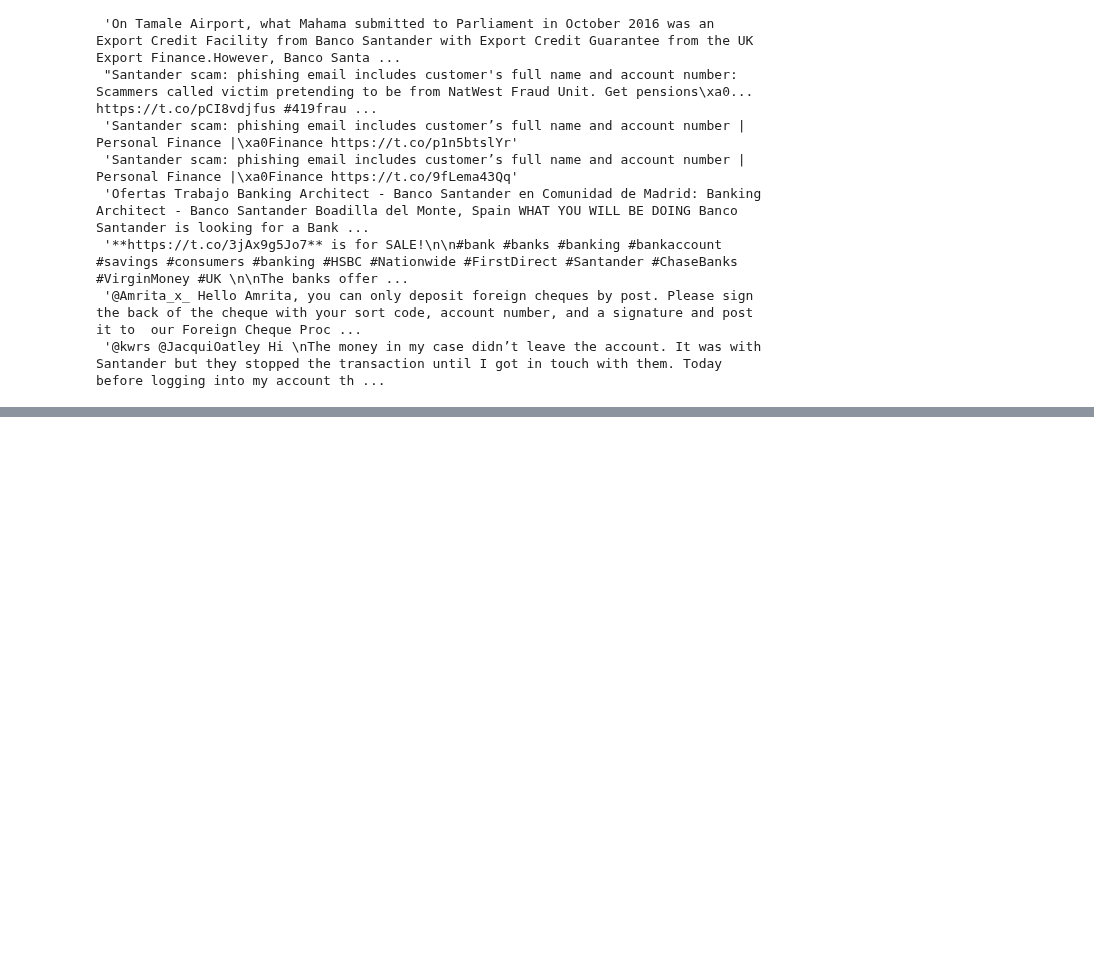
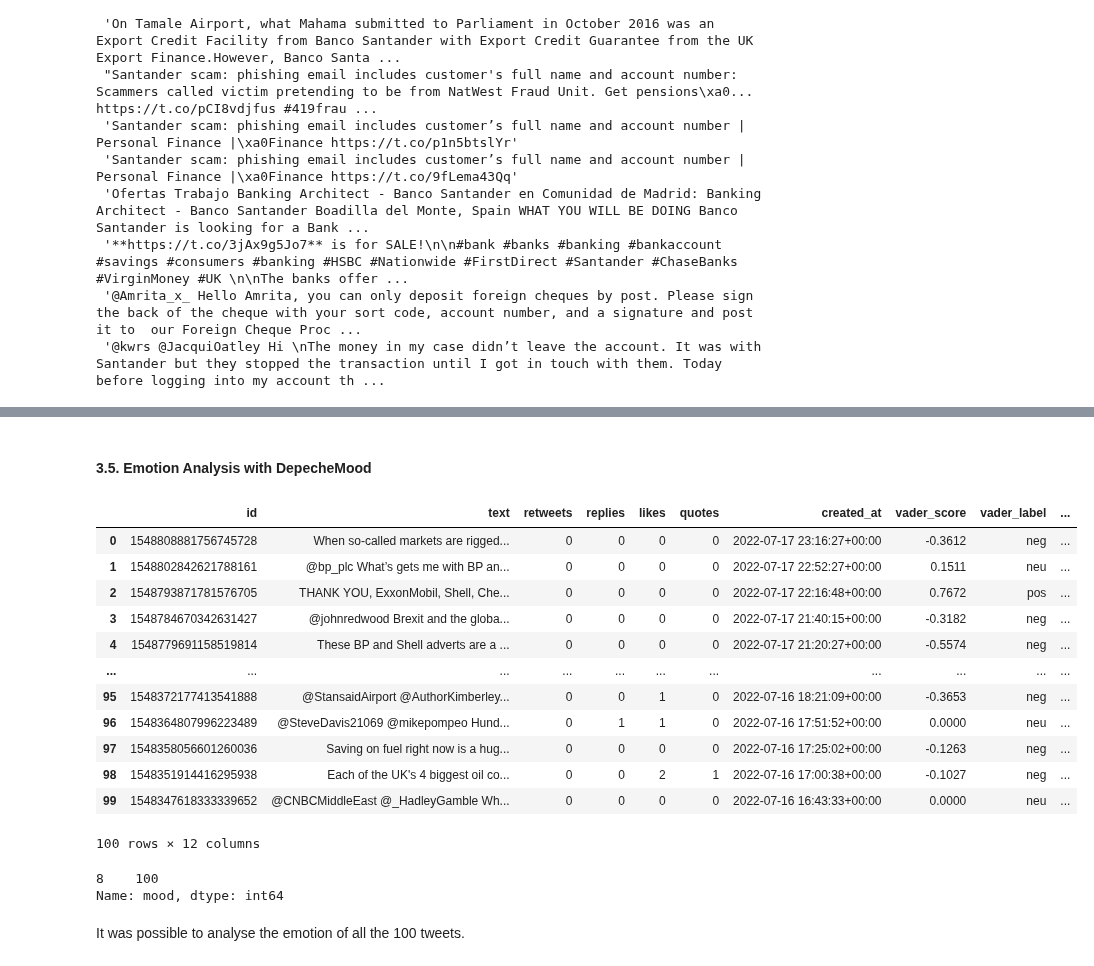
Before and after one commit to polltter/share, a Jupyter notebook: notebooks/sentiment_analysis_examples.ipynb, the cells around one changed output, grey strips where cells are left out. Saved outputs shown, nothing was run; the diff lists cells and outputs as text; code cells hidden in the pictures; blank space fills up the shorter version.

```diff
--- a/notebooks/sentiment_analysis_examples.ipynb
+++ b/notebooks/sentiment_analysis_examples.ipynb
@@ -802,0 +1077,2 @@ df_santander.to_csv('santander.csv', index=False)
+# %%
+df_bp['tblob_label'] = df_bp['tblob_score'].map(lambda pol: 'pos' if pol >=0.05 else ('neg' if pol <=-0.05 else 'neu'))
@@ -802,0 +1097,4 @@ df_santander.to_csv('santander.csv', index=False)
+# %%
+# positive if score >= 0.2
+
+df_bp['tblob_label'] = df_bp['tblob_score'].map(lambda pol: 'pos' if pol >=0.2 else ('neg' if pol <=-0.05 else 'neu'))
@@ -802,0 +1206,37 @@ df_santander.to_csv('santander.csv', index=False)
+# %% [markdown]
+#### 3.5. Emotion Analysis with DepecheMood
+# %%
+rs = textacy.resources.DepecheMood(lang="en", word_rep="lemma", min_freq=2)
+
+moods = []
+
+for doc in corpus:
+
+    mood = sorted(rs.get_emotional_valence(doc).items(), key=lambda x: x[1], reverse=True)
+
+    moods.append({'mood': mood})
+# %%
+df_bp['mood'] = pd.DataFrame(moods)
+# %%
+df_bp
+# %% [output]
+|  | id | text | retweets | replies | likes | quotes | created_at | vader_score | vader_label | ... |
+| 0 | 1548808881756745728 | When so-called markets are rigged... | 0 | 0 | 0 | 0 | 2022-07-17 23:16:27+00:00 | -0.3612 | neg | ... |
+| 1 | 1548802842621788161 | @bp_plc What’s gets me with BP an... | 0 | 0 | 0 | 0 | 2022-07-17 22:52:27+00:00 | 0.1511 | neu | ... |
+| 2 | 1548793871781576705 | THANK YOU, ExxonMobil, Shell, Che... | 0 | 0 | 0 | 0 | 2022-07-17 22:16:48+00:00 | 0.7672 | pos | ... |
+| 3 | 1548784670342631427 | @johnredwood Brexit and the globa... | 0 | 0 | 0 | 0 | 2022-07-17 21:40:15+00:00 | -0.3182 | neg | ... |
+| 4 | 1548779691158519814 | These BP and Shell adverts are a ... | 0 | 0 | 0 | 0 | 2022-07-17 21:20:27+00:00 | -0.5574 | neg | ... |
+| ... | ... | ... | ... | ... | ... | ... | ... | ... | ... | ... |
+| 95 | 1548372177413541888 | @StansaidAirport @AuthorKimberley... | 0 | 0 | 1 | 0 | 2022-07-16 18:21:09+00:00 | -0.3653 | neg | ... |
+| 96 | 1548364807996223489 | @SteveDavis21069 @mikepompeo Hund... | 0 | 1 | 1 | 0 | 2022-07-16 17:51:52+00:00 | 0.0000 | neu | ... |
+| 97 | 1548358056601260036 | Saving on fuel right now is a hug... | 0 | 0 | 0 | 0 | 2022-07-16 17:25:02+00:00 | -0.1263 | neg | ... |
+| 98 | 1548351914416295938 | Each of the UK's 4 biggest oil co... | 0 | 0 | 2 | 1 | 2022-07-16 17:00:38+00:00 | -0.1027 | neg | ... |
+| 99 | 1548347618333339652 | @CNBCMiddleEast @_HadleyGamble Wh... | 0 | 0 | 0 | 0 | 2022-07-16 16:43:33+00:00 | 0.0000 | neu | ... |
+100 rows × 12 columns
+# %%
+df_bp['mood'].map(lambda x: len(x)).value_counts()
+# %% [output]
+8    100
+Name: mood, dtype: int64
+# %% [markdown]
+It was possible to analyse the emotion of all the 100 tweets.
```
Also changed, not shown: parts of 58 cells of this notebook, 1 other file.
